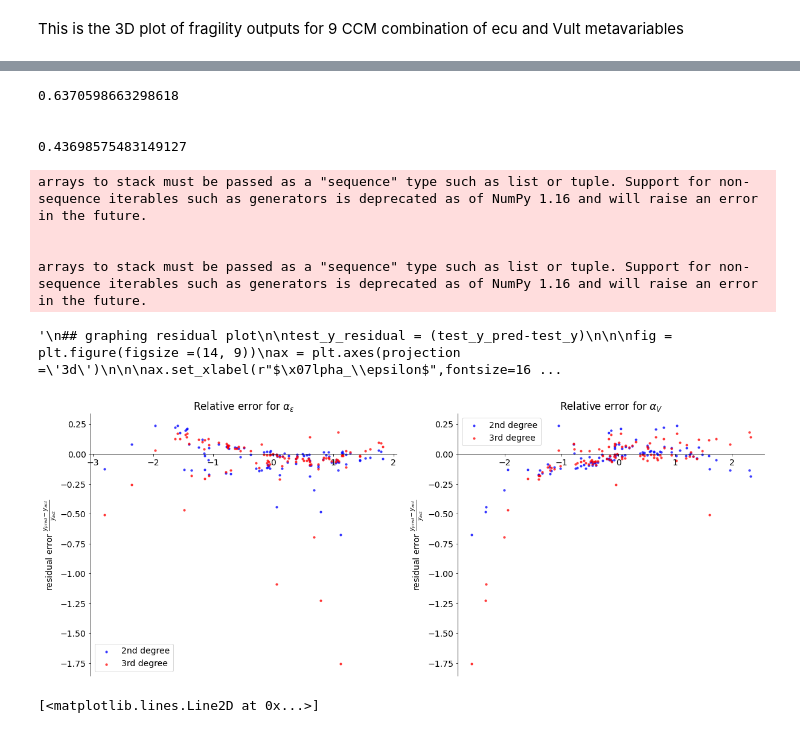
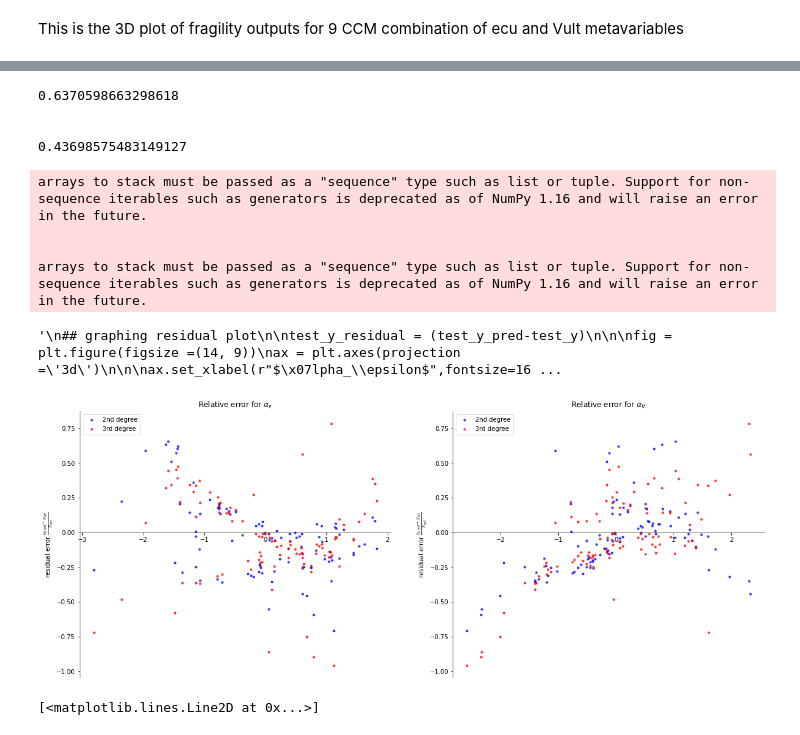
Before and after one commit to mtareqsoliman/msthesis, a Jupyter notebook: 9CCM_10202022.ipynb, the cells around one changed output, grey strips where cells are left out. Drawn from its saved outputs; the diff is of its cells as text; code cells hidden in the pictures.

```diff
--- a/9CCM_10202022.ipynb
+++ b/9CCM_10202022.ipynb
@@ -205,7 +202,7 @@ print(regression_model.coef_)
 MSE = mean_squared_error(y_values, y_pred, squared=False)
 
 
-x1_mesh,x2_mesh = np.linspace(-1.5, 1.5, 50), np.linspace(-1.5, 1.5, 50)
+x1_mesh,x2_mesh = np.linspace(-2.5, 2.5, 50), np.linspace(-2.5, 2.5, 50)
 x1_mesh, x2_mesh = np.meshgrid(x1_mesh, x2_mesh)
 x_mesh = np.array([x1_mesh.flatten(), x2_mesh.flatten()]).T
 poly_x_mesh = poly_model.fit_transform(x_mesh)
@@ -453,7 +515,7 @@ for i,clr,dgr in zip(['2nd degree','3rd degree'],['blue','red'],[2,3]):
     test_poly_x =  poly_model.fit_transform(test_x)
     test_y_pred = regression_model.predict(test_poly_x)
     r2 = r2_score(np.exp(test_y), np.exp(test_y_pred))
-    test_y_residual = (test_y_pred-test_y)/test_y
+    test_y_residual = (np.exp(test_y_pred)-np.exp(test_y))/np.exp(test_y)
 
     print(r2)
     ax[0].scatter(test_x[:,0],test_y_residual,color=clr,s=10,label=i,alpha=0.7)
@@ -475,34 +537,34 @@ for i,clr,dgr in zip(['2nd degree','3rd degree'],['blue','red'],[2,3]):
 
     print('\n')
 '''
 ## graphing residual plot
 
 test_y_residual = (test_y_pred-test_y)
 
 
 fig = plt.figure(figsize =(14, 9))
 ax = plt.axes(projection ='3d')
 
 
 ax.set_xlabel(r"$\alpha_\epsilon$",fontsize=16)
 ax.set_ylabel(r"$\alpha_v$",fontsize=16)
 ax.set_zlabel(r"$\theta$ residual (cm/sec)",fontsize=14)
 ax.set_zlim(-1,1)
 
 ax.scatter(x_values[:,0], x_values[:,1], (y_pred-y_values)/y_values,color='black',marker='.',alpha=1,s=70)
 ax.scatter(test_x[:,0], test_x[:,1], test_y_residual/test_y,color='black',marker='.',alpha=0.25,s=70)
 '''
 # %% [output]
 0.6370598663298618
 
 
 0.43698575483149127
 arrays to stack must be passed as a "sequence" type such as list or tuple. Support for non-sequence iterables such as generators is deprecated as of NumPy 1.16 and will raise an error in the future.
 
 
 arrays to stack must be passed as a "sequence" type such as list or tuple. Support for non-sequence iterables such as generators is deprecated as of NumPy 1.16 and will raise an error in the future.
 '\n## graphing residual plot\n\ntest_y_residual = (test_y_pred-test_y)\n\n\nfig = plt.figure(figsize =(14, 9))\nax = plt.axes(projection =\'3d\')\n\n\nax.set_xlabel(r"$\x07lpha_\\epsilon$",fontsize=16 ...
-[figure, old version]
+[figure, new version]
 # %%
 
 # -*- coding: utf-8 -*-
```
Also changed, not shown: parts of 4 cells of this notebook.
